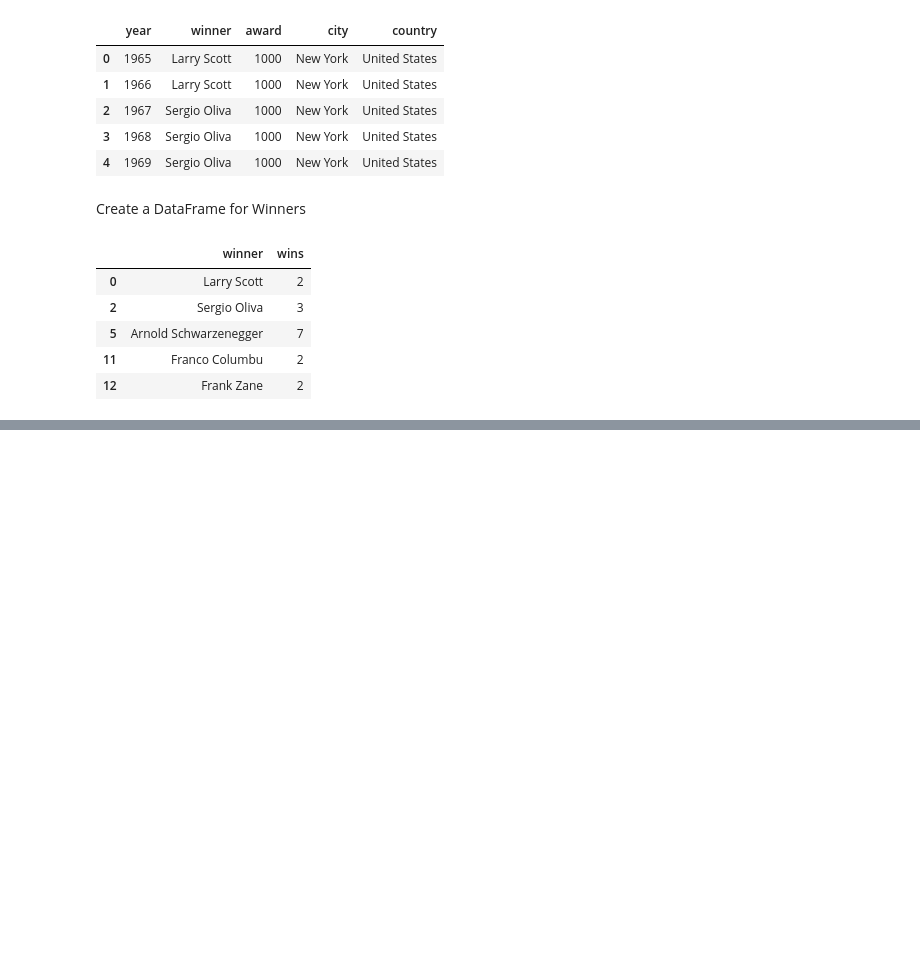
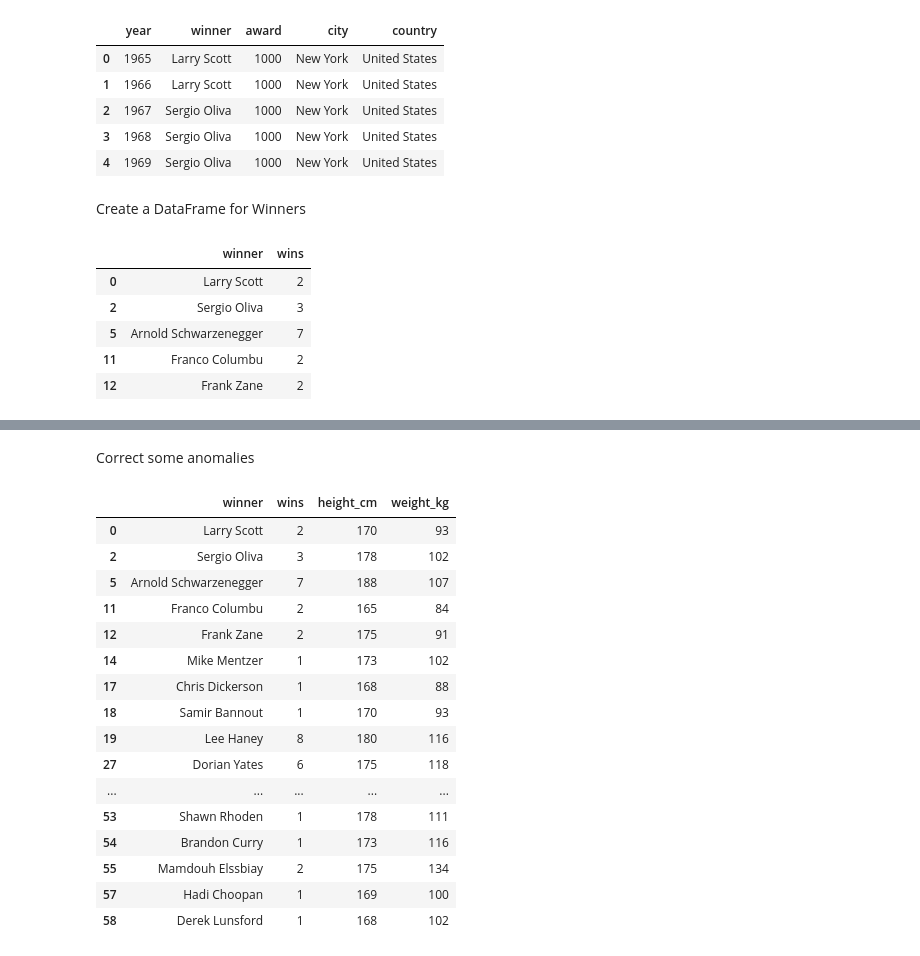
Before and after one commit to jojosuelobo/MrOlympia-DataAnalysis, a Jupyter notebook: project.ipynb, the cells around one changed output, grey strips where cells are left out. Cells and saved outputs as stored; diff of their text form; code cells hidden in the pictures; blank space fills up the shorter version.

```diff
--- a/project.ipynb
+++ b/project.ipynb
@@ -547,0 +590,33 @@ df_winners
+# %% [markdown]
+Correct some anomalies
+# %%
+df_winners.loc[df_winners['winner'] == 'Arnold Schwarzenegger', 'height_cm'] = 188
+df_winners.loc[df_winners['winner'] == 'Mike Mentzer', 'height_cm'] = 173
+df_winners.loc[df_winners['winner'] == 'Jay Cutler', 'height_cm'] = 175
+
+df_winners.loc[df_winners['winner'] == 'Arnold Schwarzenegger', 'weight_kg'] = 107
+df_winners.loc[df_winners['winner'] == 'Mike Mentzer', 'weight_kg'] = 102
+df_winners.loc[df_winners['winner'] == 'Chris Dickerson', 'weight_kg'] = 88
+df_winners.loc[df_winners['winner'] == 'Lee Haney', 'weight_kg'] = 116
+df_winners.loc[df_winners['winner'] == 'Dorian Yates', 'weight_kg'] = 118
+df_winners.loc[df_winners['winner'] == 'Jay Cutler', 'weight_kg'] = 118
+# %%
+df_winners
+# %% [output]
+|  | winner | wins | height_cm | weight_kg |
+| 0 | Larry Scott | 2 | 170 | 93 |
+| 2 | Sergio Oliva | 3 | 178 | 102 |
+| 5 | Arnold Schwarzenegger | 7 | 188 | 107 |
+| 11 | Franco Columbu | 2 | 165 | 84 |
+| 12 | Frank Zane | 2 | 175 | 91 |
+| 14 | Mike Mentzer | 1 | 173 | 102 |
+| 17 | Chris Dickerson | 1 | 168 | 88 |
+| 18 | Samir Bannout | 1 | 170 | 93 |
+| 19 | Lee Haney | 8 | 180 | 116 |
+| 27 | Dorian Yates | 6 | 175 | 118 |
+| ... | ... | ... | ... | ... |
+| 53 | Shawn Rhoden | 1 | 178 | 111 |
+| 54 | Brandon Curry | 1 | 173 | 116 |
+| 55 | Mamdouh Elssbiay | 2 | 175 | 134 |
+| 57 | Hadi Choopan | 1 | 169 | 100 |
+| 58 | Derek Lunsford | 1 | 168 | 102 |
```
Also changed, not shown: parts of 6 cells of this notebook.
